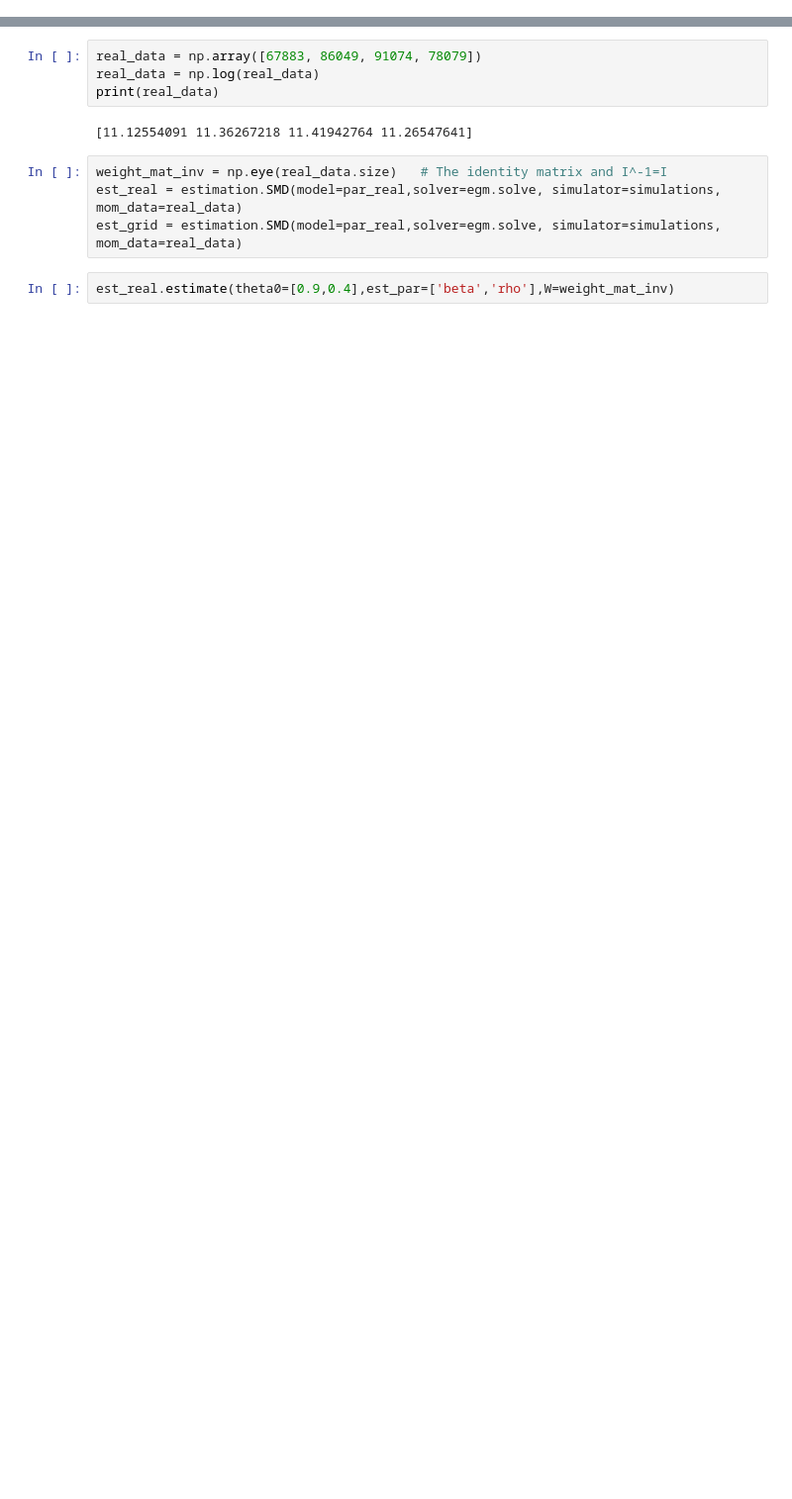
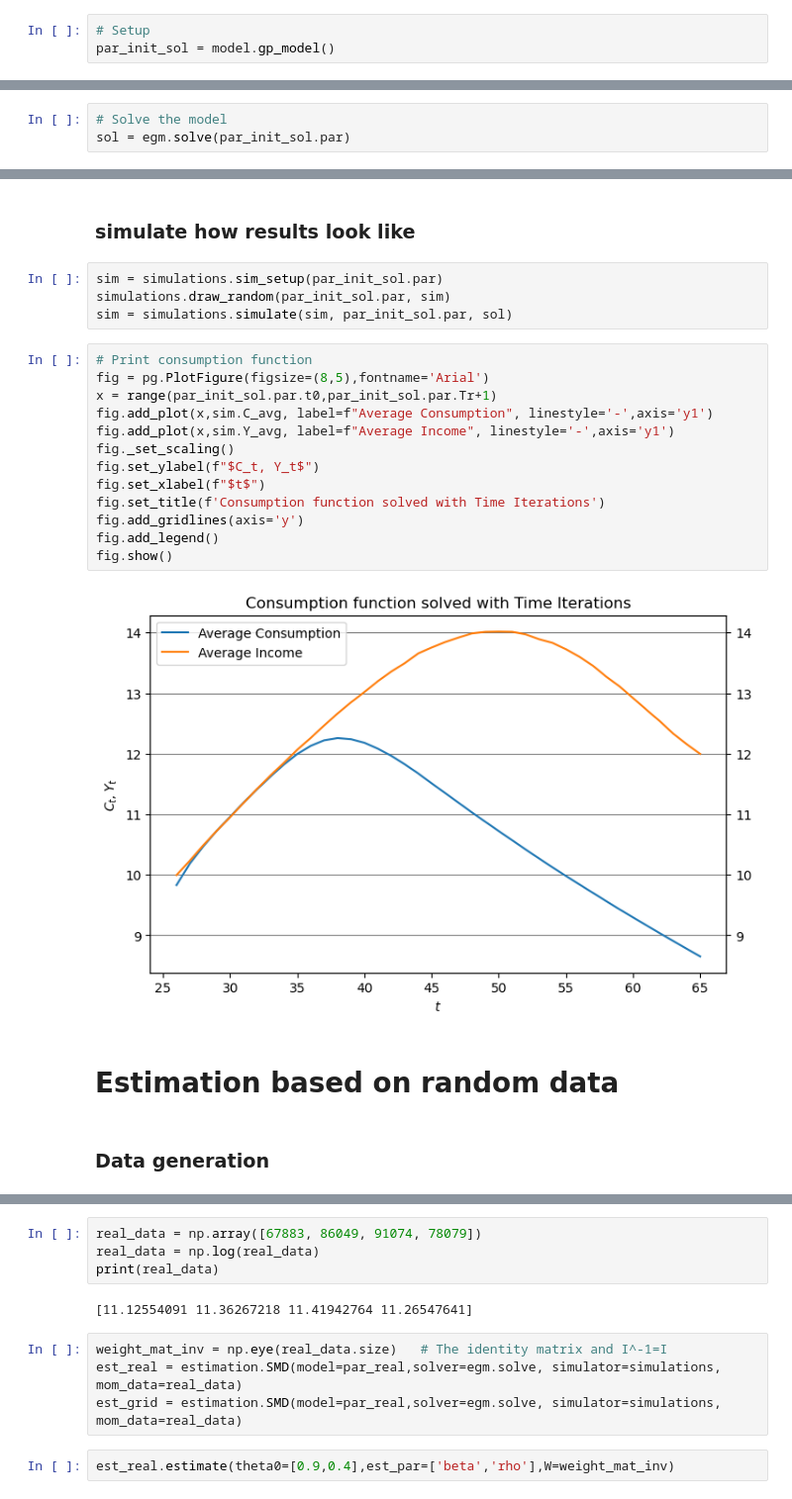
Before and after one commit to AsFyhn/DP-life-cycle, a Jupyter notebook: Run_all.ipynb, the cells around one changed output, grey strips where cells are left out. Shown at 99% size. Saved outputs shown, nothing was run; the diff lists cells and outputs as text; blank space fills up the shorter version.

```diff
--- a/Run_all.ipynb
+++ b/Run_all.ipynb
@@ -165,0 +16,3 @@ sim_real = simulations.simulate(sim_real, par_real, sol_real)
+# %%
+# Setup
+par_init_sol = model.gp_model()
@@ -165,0 +35,3 @@ sim_real = simulations.simulate(sim_real, par_real, sol_real)
+# %%
+# Solve the model
+sol = egm.solve(par_init_sol.par)
@@ -165,0 +54,25 @@ sim_real = simulations.simulate(sim_real, par_real, sol_real)
+# %% [markdown]
+### simulate how results look like
+# %%
+sim = simulations.sim_setup(par_init_sol.par)
+simulations.draw_random(par_init_sol.par, sim)
+sim = simulations.simulate(sim, par_init_sol.par, sol)
+# %%
+# Print consumption function
+fig = pg.PlotFigure(figsize=(8,5),fontname='Arial')
+x = range(par_init_sol.par.t0,par_init_sol.par.Tr+1)
+fig.add_plot(x,sim.C_avg, label=f"Average Consumption", linestyle='-',axis='y1')
+fig.add_plot(x,sim.Y_avg, label=f"Average Income", linestyle='-',axis='y1')
+fig._set_scaling()
+fig.set_ylabel(f"$C_t, Y_t$")
+fig.set_xlabel(f"$t$")
+fig.set_title(f'Consumption function solved with Time Iterations')
+fig.add_gridlines(axis='y')
+fig.add_legend()
+fig.show()
+# %% [output]
+[figure, added]
+# %% [markdown]
+# Estimation based on random data
+# %% [markdown]
+### Data generation
```
Also changed, not shown: parts of 58 cells of this notebook, 5 other files.
